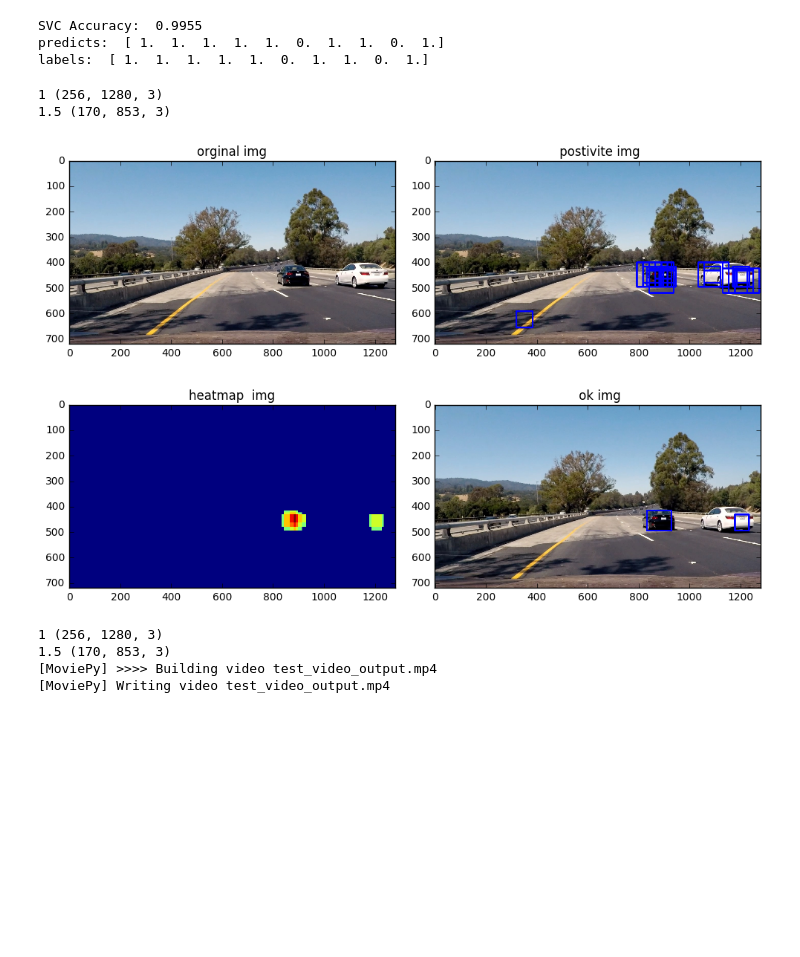
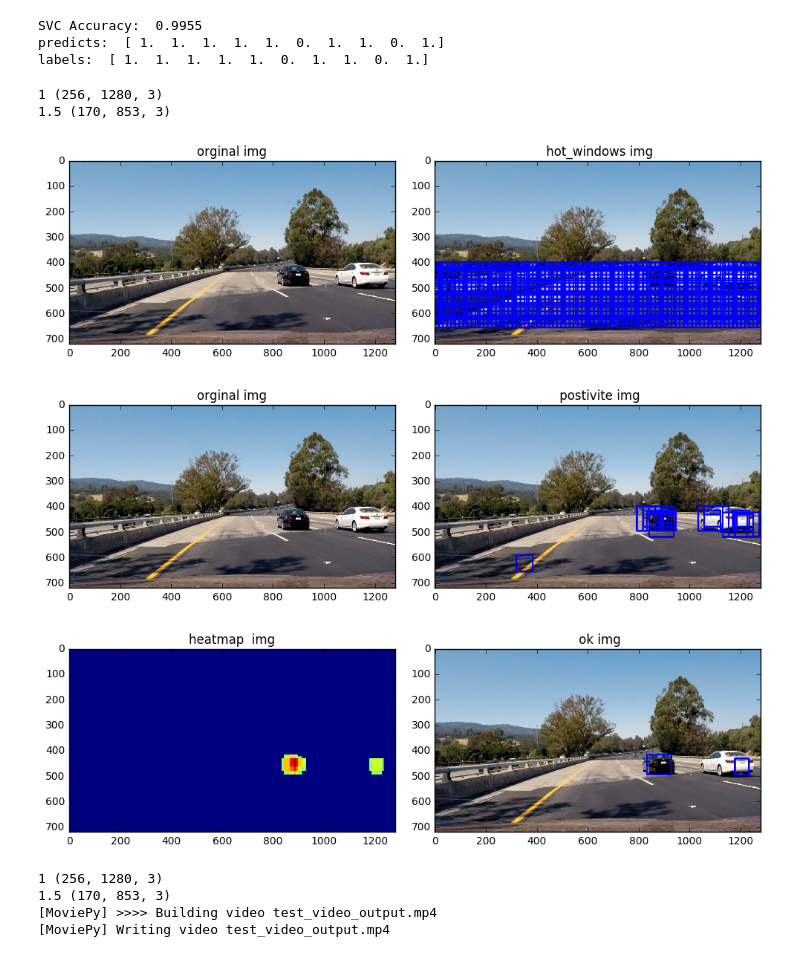
Before and after one commit to woshikangfei/Vehicle-Detection, a Jupyter notebook: vehicle_detection-FINAL.ipynb, the cells around one changed output. Saved outputs shown, nothing was run; the diff lists cells and outputs as text; code cells hidden in the pictures; blank space fills up the shorter version.

```diff
--- a/vehicle_detection-FINAL.ipynb
+++ b/vehicle_detection-FINAL.ipynb
@@ -661,35 +661,38 @@ result_img = np.copy(test_img)
 
 # search over all windows, extracting the image for window region and then run classifier to check
 # if window is hot
 all_windows, hot_windows = search_windows(result_img, clf=svc, scaler=X_scaler, color_space=color_space, hog_space=hog_space,
                     window_scales=window_scales, spatial_size=spatial_size, hist_bins=hist_bins,
                     orient=orient, pix_per_cell=pix_per_cell,
                     cell_per_block=cell_per_block,
                     hog_channel=hog_channel, spatial_feat=spatial_feat,
                     hist_feat=hist_feat, hog_feat=hog_feat)
 
 
 heatmap = get_heat(test_img, hot_windows)
 if track_frames:
     trackmaps.add_row(heatmap)
     # get heatmap for hot windows across frames
     for h_map in trackmaps.last_n_frames:
         heatmap+= h_map
 
 #apply threholding to remove False Positives
 thresholded_heatmap = apply_threshold(heatmap, threshold=threshold)
+all_boxes_image = draw_boxes(np.copy(test_img), all_windows, color=color, thick=thick)
 #draw labeled boxes to merge multiple detections into a single rectangle
 labeled_image, labeled_boxes = draw_labeled_bboxes(np.copy(test_img), thresholded_heatmap, color=color, thick=thick)
 #draw boxes before merging and thresholding
 hot_boxed_image = draw_boxes(np.copy(test_img), hot_windows, color=color, thick=thick)
 
+draw2Img(test_img,all_boxes_image,'orginal img',' hot_windows img')
 draw2Img(test_img,hot_boxed_image,'orginal img',' postivite img')
 draw2Img(thresholded_heatmap,labeled_image,'heatmap  img',' ok img')
 # %% [output]
 1 (256, 1280, 3)
 1.5 (170, 853, 3)
-[figure, old version]
+[figure, new version]
-[figure, old version]
+[figure, new version]
+[figure, added]
 # %%
 # Import everything needed to edit/save/watch video clips
 from moviepy.editor import VideoFileClip
```
Also changed, not shown: 4 other files.
